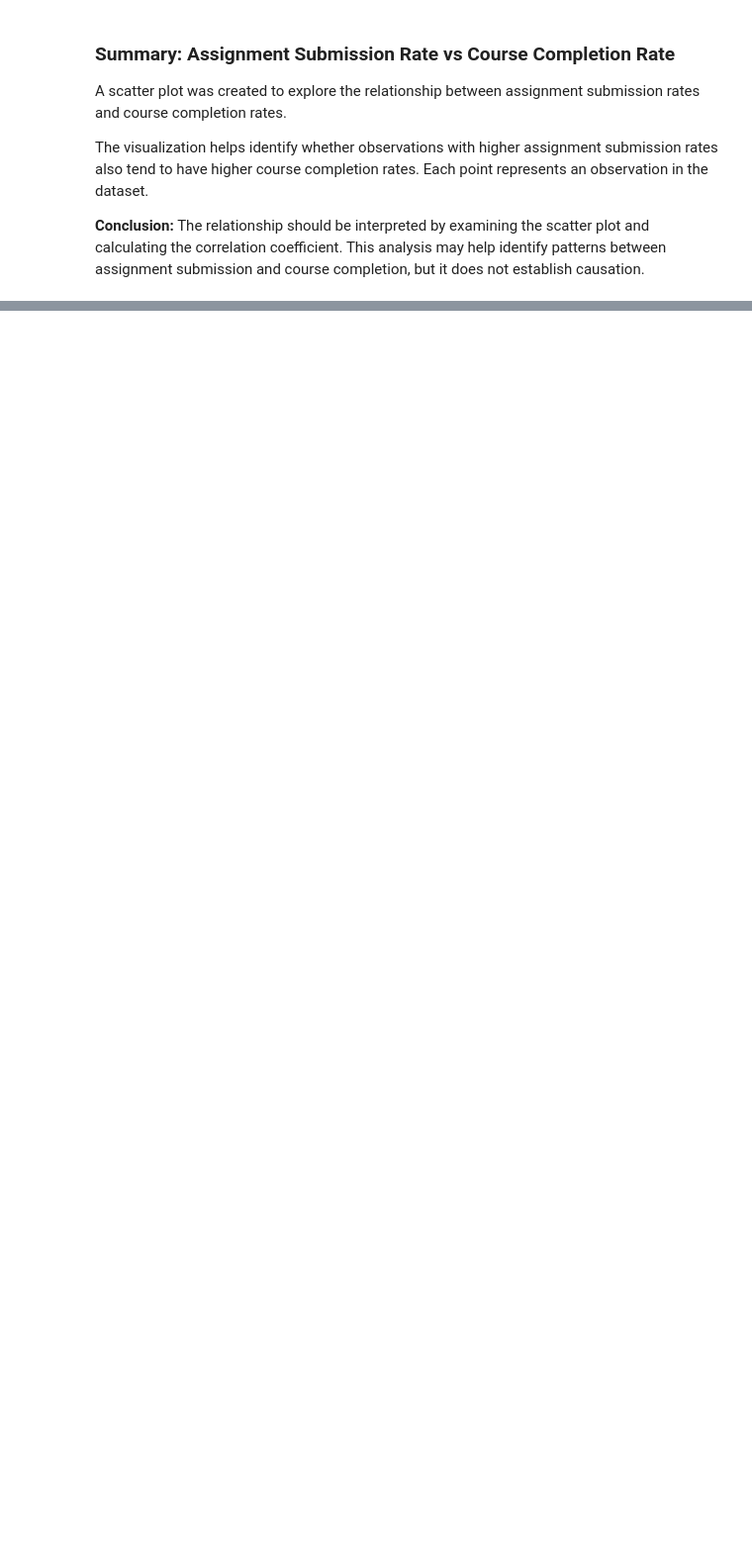
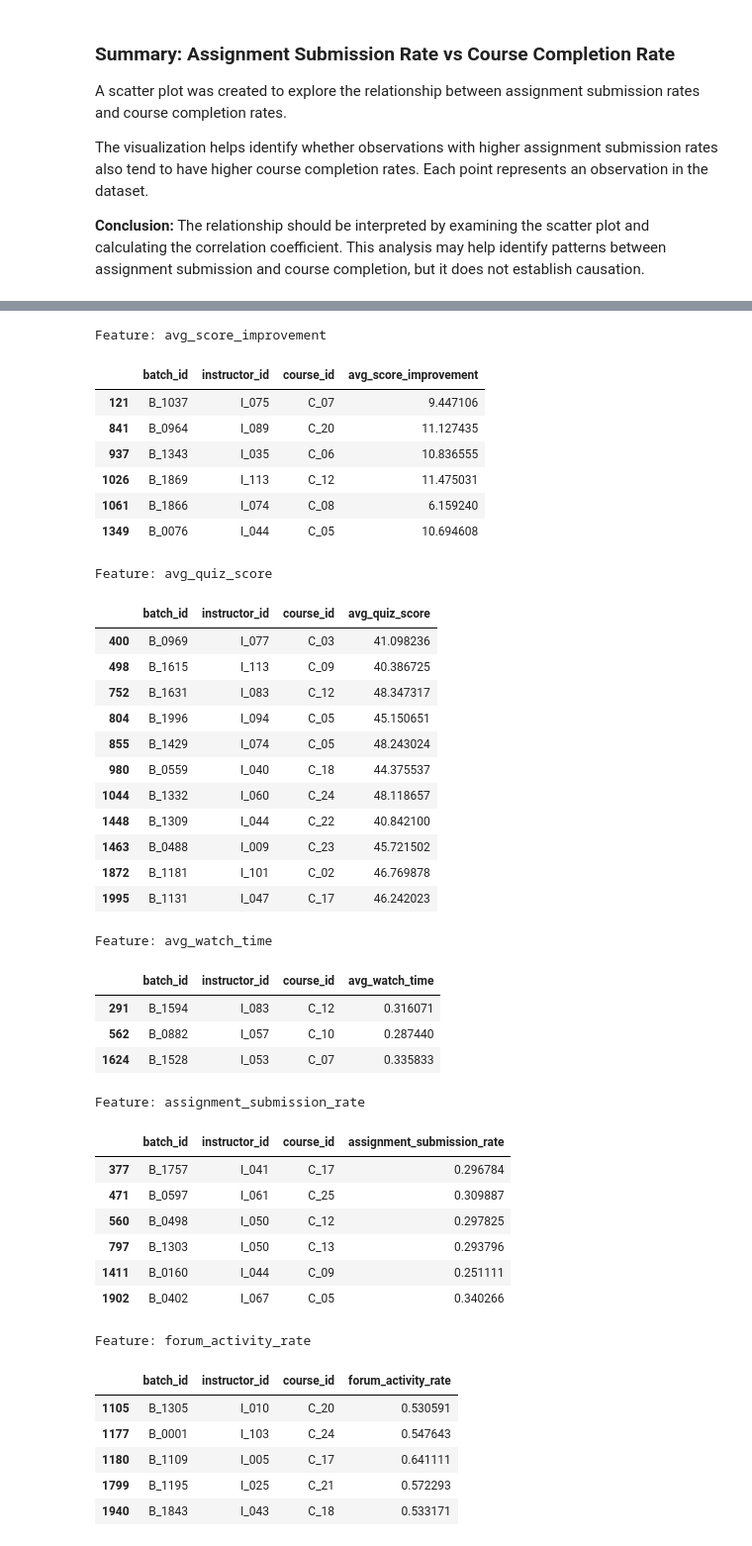
Before and after one commit to AJ0043/Instructor-Effectiveness-Modeling-EdTech-Context-, a Jupyter notebook: Untitled20.ipynb, the cells around one changed output, grey strips where cells are left out. Shown at 99% size. Drawn from its saved outputs; the diff is of its cells as text; code cells hidden in the pictures; blank space fills up the shorter version.

```diff
--- a/Untitled20.ipynb
+++ b/Untitled20.ipynb
@@ -764,0 +807,59 @@ display(correlation.round(2))
+# %%
+
+id_cols = ["batch_id", "instructor_id", "course_id"]
+
+for col in numeric_cols:
+    Q1 = data[col].quantile(0.25)
+    Q3 = data[col].quantile(0.75)
+    IQR = Q3 - Q1
+
+    lower_bound = Q1 - 1.5 * IQR
+    upper_bound = Q3 + 1.5 * IQR
+
+    mask = (data[col] < lower_bound) | (data[col] > upper_bound)
+
+    if mask.any():
+        print(f"\nFeature: {col}")
+        display(data.loc[mask, id_cols + [col]])
+# %% [output]
+Feature: avg_score_improvement
+|  | batch_id | instructor_id | course_id | avg_score_improvement |
+| 121 | B_1037 | I_075 | C_07 | 9.447106 |
+| 841 | B_0964 | I_089 | C_20 | 11.127435 |
+| 937 | B_1343 | I_035 | C_06 | 10.836555 |
+| 1026 | B_1869 | I_113 | C_12 | 11.475031 |
+| 1061 | B_1866 | I_074 | C_08 | 6.159240 |
+| 1349 | B_0076 | I_044 | C_05 | 10.694608 |
+Feature: avg_quiz_score
+|  | batch_id | instructor_id | course_id | avg_quiz_score |
+| 400 | B_0969 | I_077 | C_03 | 41.098236 |
+| 498 | B_1615 | I_113 | C_09 | 40.386725 |
+| 752 | B_1631 | I_083 | C_12 | 48.347317 |
+| 804 | B_1996 | I_094 | C_05 | 45.150651 |
+| 855 | B_1429 | I_074 | C_05 | 48.243024 |
+| 980 | B_0559 | I_040 | C_18 | 44.375537 |
+| 1044 | B_1332 | I_060 | C_24 | 48.118657 |
+| 1448 | B_1309 | I_044 | C_22 | 40.842100 |
+| 1463 | B_0488 | I_009 | C_23 | 45.721502 |
+| 1872 | B_1181 | I_101 | C_02 | 46.769878 |
+| 1995 | B_1131 | I_047 | C_17 | 46.242023 |
+Feature: avg_watch_time
+|  | batch_id | instructor_id | course_id | avg_watch_time |
+| 291 | B_1594 | I_083 | C_12 | 0.316071 |
+| 562 | B_0882 | I_057 | C_10 | 0.287440 |
+| 1624 | B_1528 | I_053 | C_07 | 0.335833 |
+Feature: assignment_submission_rate
+|  | batch_id | instructor_id | course_id | assignment_submission_rate |
+| 377 | B_1757 | I_041 | C_17 | 0.296784 |
+| 471 | B_0597 | I_061 | C_25 | 0.309887 |
+| 560 | B_0498 | I_050 | C_12 | 0.297825 |
+| 797 | B_1303 | I_050 | C_13 | 0.293796 |
+| 1411 | B_0160 | I_044 | C_09 | 0.251111 |
+| 1902 | B_0402 | I_067 | C_05 | 0.340266 |
+Feature: forum_activity_rate
+|  | batch_id | instructor_id | course_id | forum_activity_rate |
+| 1105 | B_1305 | I_010 | C_20 | 0.530591 |
+| 1177 | B_0001 | I_103 | C_24 | 0.547643 |
+| 1180 | B_1109 | I_005 | C_17 | 0.641111 |
+| 1799 | B_1195 | I_025 | C_21 | 0.572293 |
+| 1940 | B_1843 | I_043 | C_18 | 0.533171 |
```
Also changed, not shown: parts of 8 cells of this notebook.
